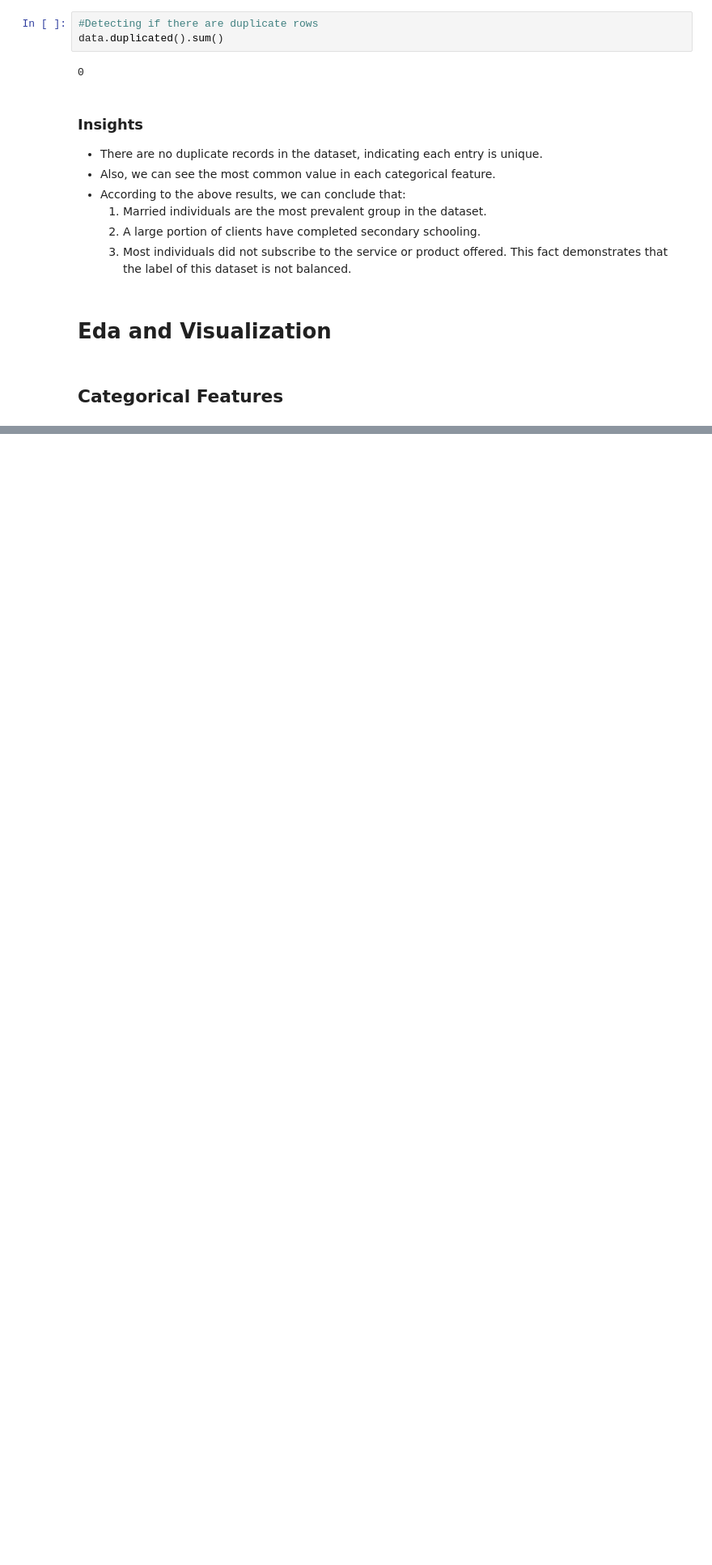
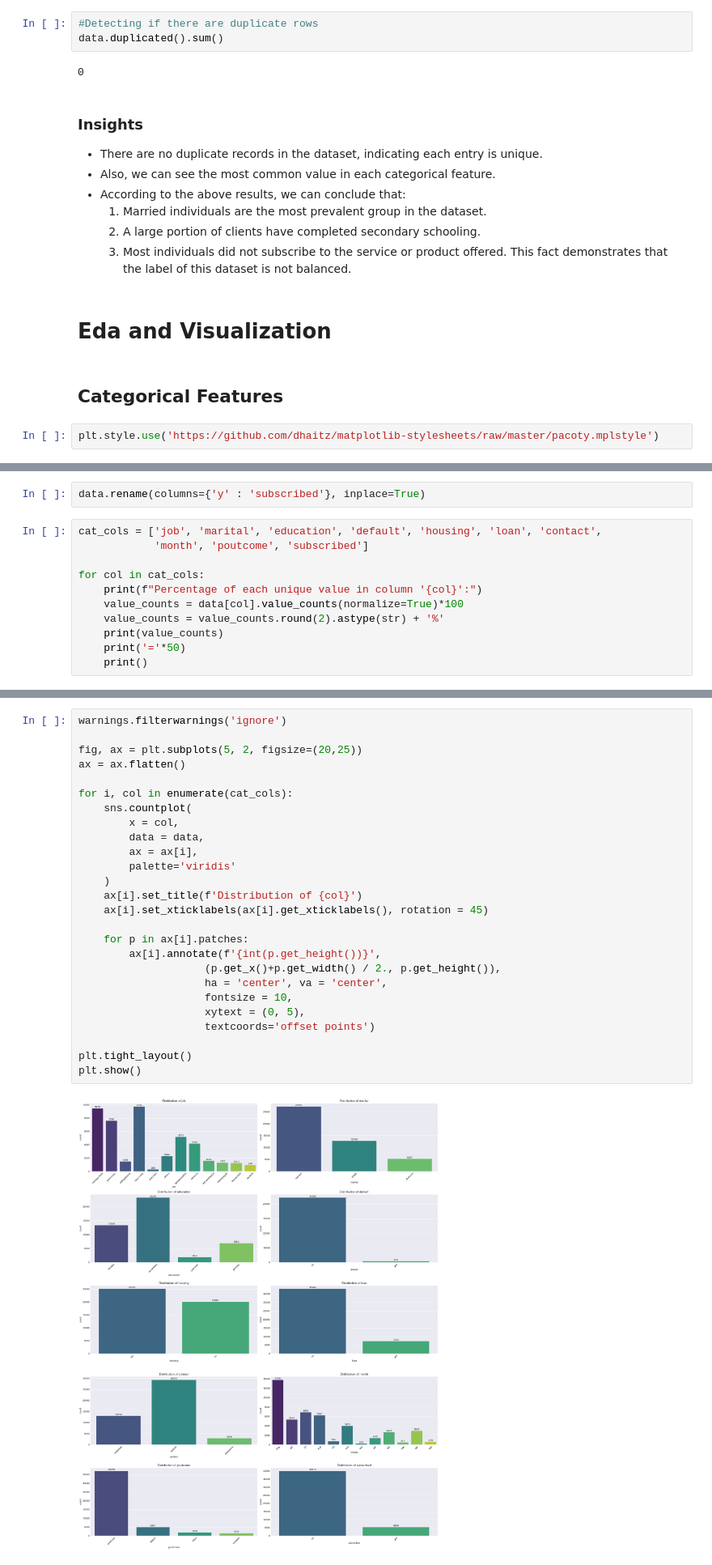
Before and after one commit to Maullin1996/python_data_cience, a Jupyter notebook: bank_Marketing.ipynb, the cells around one changed output, grey strips where cells are left out. Shown at 81% size. Saved outputs shown, nothing was run; the diff lists cells and outputs as text; blank space fills up the shorter version.

```diff
--- a/bank_Marketing.ipynb
+++ b/bank_Marketing.ipynb
@@ -248,3 +248,5 @@ data.duplicated().sum()
 # Eda and Visualization
 # %% [markdown]
 ## Categorical Features
+# %%
+plt.style.use('https://github.com/dhaitz/matplotlib-stylesheets/raw/master/pacoty.mplstyle')
@@ -250,0 +255,13 @@ data.duplicated().sum()
+# %%
+data.rename(columns={'y' : 'subscribed'}, inplace=True)
+# %%
+cat_cols = ['job', 'marital', 'education', 'default', 'housing', 'loan', 'contact',
+            'month', 'poutcome', 'subscribed']
+
+for col in cat_cols:
+    print(f"Percentage of each unique value in column '{col}':")
+    value_counts = data[col].value_counts(normalize=True)*100
+    value_counts = value_counts.round(2).astype(str) + '%'
+    print(value_counts)
+    print('='*50)
+    print()
@@ -250,0 +286,28 @@ data.duplicated().sum()
+# %%
+warnings.filterwarnings('ignore')
+
+fig, ax = plt.subplots(5, 2, figsize=(20,25))
+ax = ax.flatten()
+
+for i, col in enumerate(cat_cols):
+    sns.countplot(
+        x = col,
+        data = data,
+        ax = ax[i],
+        palette='viridis'
+    )
+    ax[i].set_title(f'Distribution of {col}')
+    ax[i].set_xticklabels(ax[i].get_xticklabels(), rotation = 45)
+
+    for p in ax[i].patches:
+        ax[i].annotate(f'{int(p.get_height())}',
+                    (p.get_x()+p.get_width() / 2., p.get_height()),
+                    ha = 'center', va = 'center',
+                    fontsize = 10,
+                    xytext = (0, 5),
+                    textcoords='offset points')
+
+plt.tight_layout()
+plt.show()
+# %% [output]
+[figure, added]
```
Also changed, not shown: parts of 2 cells of this notebook.
